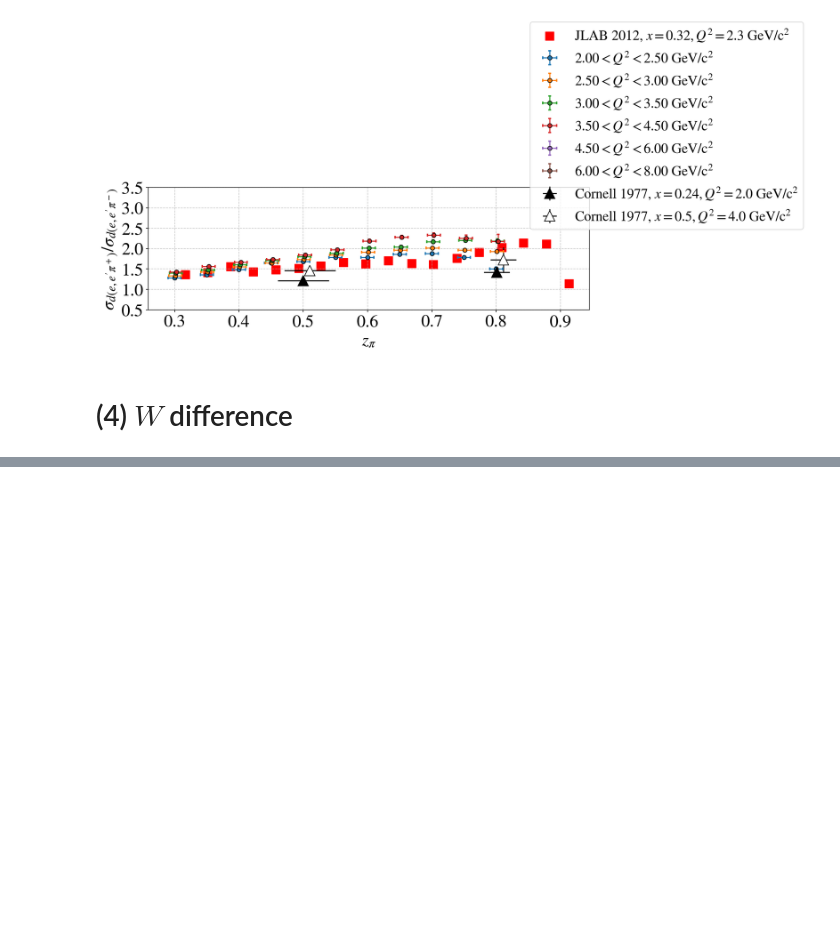
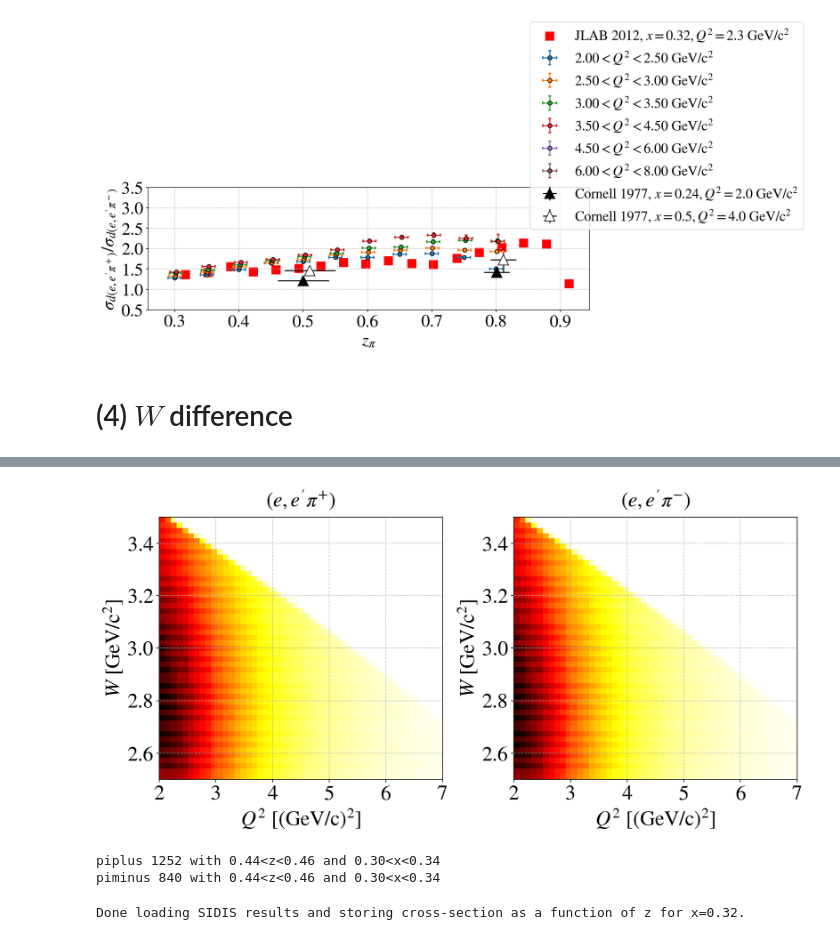
Before and after one commit to erezcoh4/SIDIS_at_BAND, a Jupyter notebook: PythonAnalysis/CrossSectionRatio_e_e_pi/Compare_Untagged_SIDIS_ratio_to_previous_data.ipynb, the cells around one changed output, grey strips where cells are left out. Drawn from its saved outputs; the diff is of its cells as text; code cells hidden in the pictures; blank space fills up the shorter version.

```diff
--- a/PythonAnalysis/CrossSectionRatio_e_e_pi/Compare_Untagged_SIDIS_ratio_to_previous_data.ipynb
+++ b/PythonAnalysis/CrossSectionRatio_e_e_pi/Compare_Untagged_SIDIS_ratio_to_previous_data.ipynb
@@ -373,0 +366,26 @@ array([2.4, 2.5, 2.6, 2.7, 2.8, 2.9, 3. , 3.1, 3.2, 3.3, 3.4, 3.5, 3.6,
+# %%
+var,varlabel,varunits,bins = "Q2","$Q^2$","(GeV/c)$^2$",np.linspace(1.9,7,50)
+xticks = (2,4,6)
+fig = plt.figure(figsize=(12,6),tight_layout=True)
+for pi_ch,pi_print,pi_label,pi_color,pi_idx in zip(pi_charge_names,pi_prints,
+                                                   pi_labels,pi_colors,[1,2]):
+    ax = fig.add_subplot(1,2,pi_idx)
+
+    df = e_e_pi_pass_cuts[pi_ch]
+    plt.hist2d(df['Q2'],df['W'],bins=(np.linspace(2,7,50),np.linspace(2.5,3.5,50)),cmap='hot_r')
+    # mean_var = np.mean(df[var])
+    # x,h['untagged'+pi_ch],x_err,h_err['untagged'+pi_ch] = plot_step_squares( df[var], ax=ax,
+    #                                                                         bins=bins,
+    #                                                                         density=True,
+    #                                                                         color=pi_color,
+    #                                                                         alpha=0.5,
+    #                                                                         label="$d(e,e'"+pi_print+"), <Q^2>=%.1f$"%mean_var )
+    # ax.step(x,h['untagged'+pi_ch],'-',where='mid', color=pi_color )
+    # ax.plot( mean_var*np.ones(2), [0, 0.08],'-', color = pi_color )
+
+    set_axes(ax,"$Q^2$ [(GeV/c)$^2$]",
+                "$W$ [GeV/c$^2$]",
+                 title="$(e,e'"+pi_label+")$",
+                 do_add_grid=True, do_add_legend=False);
+# %% [output]
+[figure, added]
@@ -373,0 +403,17 @@ array([2.4, 2.5, 2.6, 2.7, 2.8, 2.9, 3. , 3.1, 3.2, 3.3, 3.4, 3.5, 3.6,
+# %%
+z_min,z_max = z_bins[3]-z_widths[3], z_bins[3]+z_widths[3]
+x_min,x_max = xB_selected-x_err[0],  xB_selected+x_err[0]
+for pi_ch in pi_charge_names:
+    df = e_e_pi_pass_cuts[pi_ch]
+    df = df[(W_min   < df.W  )    & (df.W   < W_max)
+            &
+            (Q2_min < df.Q2)      & (df.Q2 < Q2_max)
+            &
+            (z_min   < df.Zpi)    & (df.Zpi < z_max)
+            &
+            (x_min < df.xB)       & (df.xB < x_max )
+           ]
+    print(pi_ch,len(df),'with %.2f<z<%.2f and %.2f<x<%.2f'%(z_min,z_max,x_min,x_max))
+# %% [output]
+piplus 1252 with 0.44<z<0.46 and 0.30<x<0.34
+piminus 840 with 0.44<z<0.46 and 0.30<x<0.34
@@ -373,0 +434,25 @@ array([2.4, 2.5, 2.6, 2.7, 2.8, 2.9, 3. , 3.1, 3.2, 3.3, 3.4, 3.5, 3.6,
+# %%
+z_arr,z_err_arr,R_arr,R_errup_arr,R_errdw_arr = dict(),dict(),dict(),dict(),dict()
+suffix   = '_Q2_%.2f-%.2f_GeV'%(Q2_min,Q2_max)
+results = load_SIDIS_ratio(prefix = prefix,
+                           fdebug=0,
+                           suffix = suffix,
+                           doPlotResults=False,
+                           data_path=data_path)
+result_name = suffix
+z_arr[result_name],z_err_arr[result_name],R_arr[result_name],R_errup_arr[result_name],R_errdw_arr[result_name] = [],[],[],[],[]
+for key in results.keys():
+    z_min = float(key[4:9])
+    z_max = float(key[-4:])
+
+    res = results[key][np.abs(results[key]['$x_B$']-xB_selected) < Delta_xB/2]
+    R,dR_up,dR_dw = float(res['$R$']),float(res['$\Delta R_{+}$']),float(res['$\Delta R_{+}$'])
+    R_arr[result_name].append( R )
+    R_errup_arr[result_name].append( dR_up )
+    R_errdw_arr[result_name].append( dR_dw )
+
+    z_arr[result_name].append( (z_max + z_min)/2 )
+    z_err_arr[result_name].append( (z_max - z_min)/2 )
+print('Done loading SIDIS results and storing cross-section as a function of z for x=%.2f.'%xB_selected)
+# %% [output]
+Done loading SIDIS results and storing cross-section as a function of z for x=0.32.
```
Also changed, not shown: parts of 11 cells of this notebook, 4 other files.
